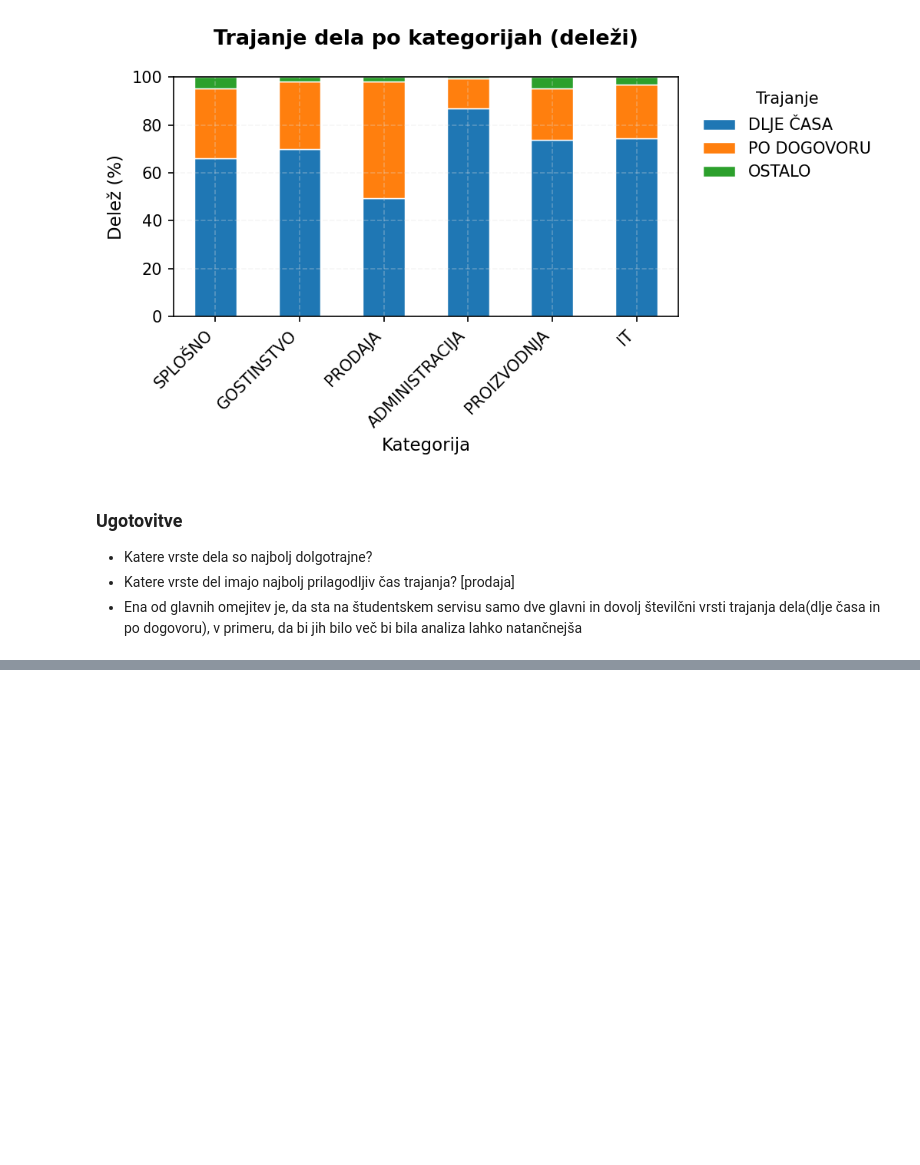
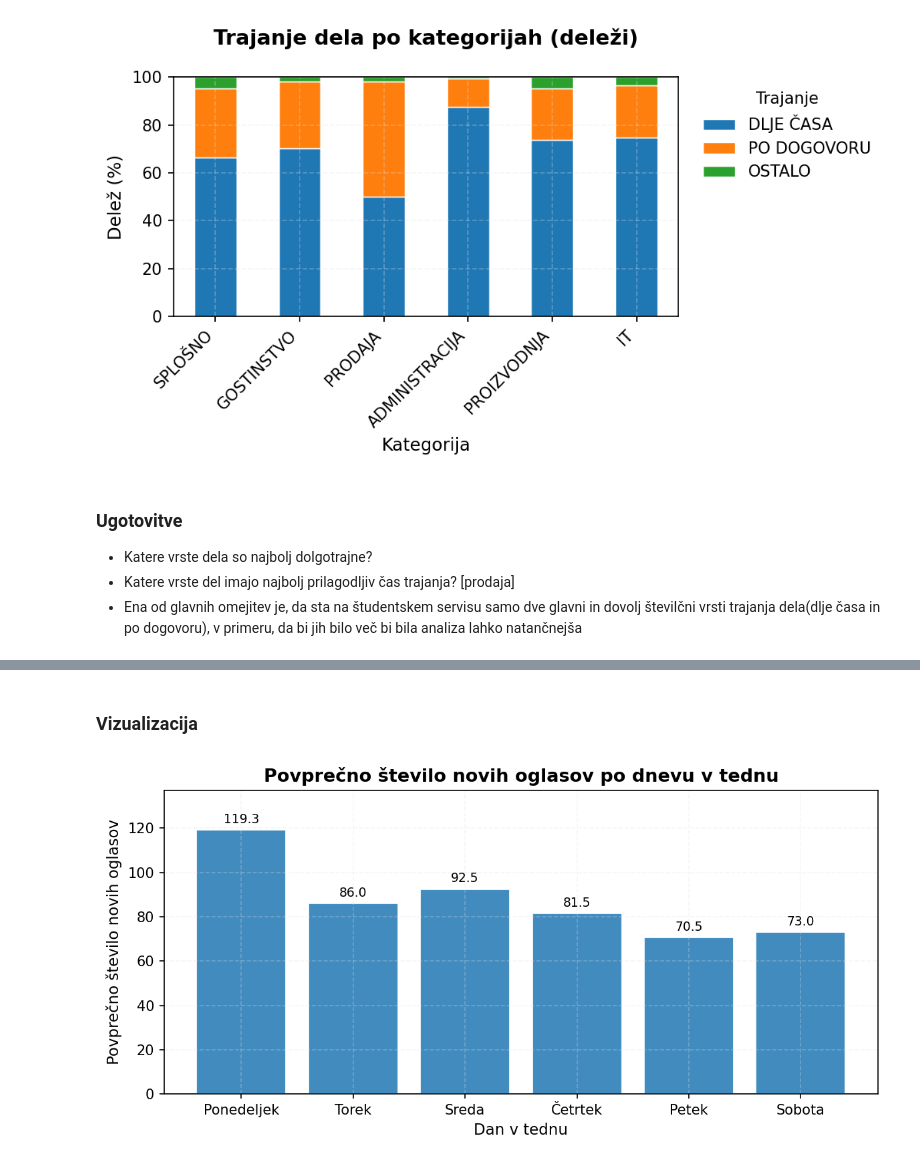
Before and after one commit to svenko99/PR2608, a Jupyter notebook: src/notebook/rezultati.ipynb, the cells around one changed output, grey strips where cells are left out. Saved outputs shown, nothing was run; the diff lists cells and outputs as text; code cells hidden in the pictures; blank space fills up the shorter version.

Commit message:
Add question 5: analiza, kateri dnevi v tednu prinašajo največ oglasov.

```diff
--- a/src/notebook/rezultati.ipynb
+++ b/src/notebook/rezultati.ipynb
@@ -861,0 +882,23 @@ plt.show()
+# %%
+# Število novih oglasov po dnevu (first_seen = kdaj smo oglas prvič videli)
+daily_new_v5 = data.groupby(data["first_seen"].dt.date).size()
+
+# Izpustimo prvi dan — takrat je scraper pobral vse obstoječe oglase
+first_day_v5 = daily_new_v5.index.min()
+daily_new_v5 = daily_new_v5.drop(first_day_v5)
+
+# Dodamo dan v tednu (0 = ponedeljek, 6 = nedelja)
+daily_df = pd.DataFrame({"date": daily_new_v5.index, "count": daily_new_v5.values})
+daily_df["weekday"] = pd.to_datetime(daily_df["date"]).dt.dayofweek
+
+# Slovenska imena dni
+day_names = ["Ponedeljek", "Torek", "Sreda", "Četrtek", "Petek", "Sobota", "Nedelja"]
+
+# Povprečno število novih oglasov po dnevu v tednu
+avg_by_day = daily_df.groupby("weekday")["count"].agg(["mean", "count"]).rename(
+    columns={"mean": "Povprečje novih oglasov", "count": "Število dni v vzorcu"}
+)
+avg_by_day.index = [day_names[i] for i in avg_by_day.index]
+avg_by_day["Povprečje novih oglasov"] = avg_by_day["Povprečje novih oglasov"].round(1)
+
+display(avg_by_day)
@@ -861,0 +913,23 @@ plt.show()
+# %% [markdown]
+### Vizualizacija
+# %%
+fig, ax = plt.subplots(figsize=(8, 4))
+
+bars = ax.bar(
+    avg_by_day.index,
+    avg_by_day["Povprečje novih oglasov"],
+    color=COLORS[0],
+    edgecolor="white",
+    alpha=0.85,
+)
+ax.bar_label(bars, labels=[f"{v:.1f}" for v in avg_by_day["Povprečje novih oglasov"]], padding=3, fontsize=9)
+
+ax.set_xlabel("Dan v tednu")
+ax.set_ylabel("Povprečno število novih oglasov")
+ax.set_title("Povprečno število novih oglasov po dnevu v tednu")
+ax.set_ylim(top=avg_by_day["Povprečje novih oglasov"].max() * 1.15)
+plt.xticks(rotation=0)
+plt.tight_layout()
+plt.show()
+# %% [output]
+[figure, added]
```
Also changed, not shown: parts of 23 cells of this notebook.
